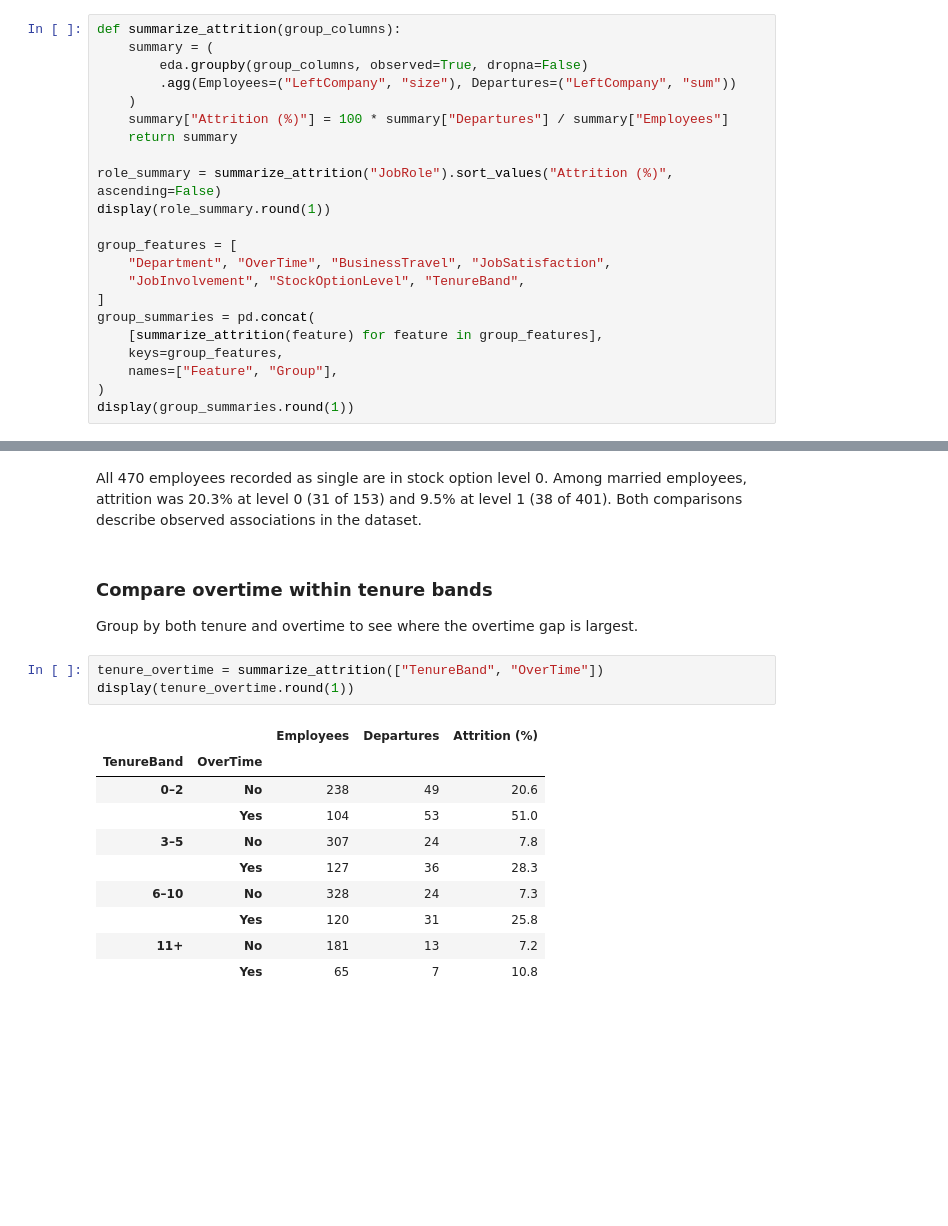
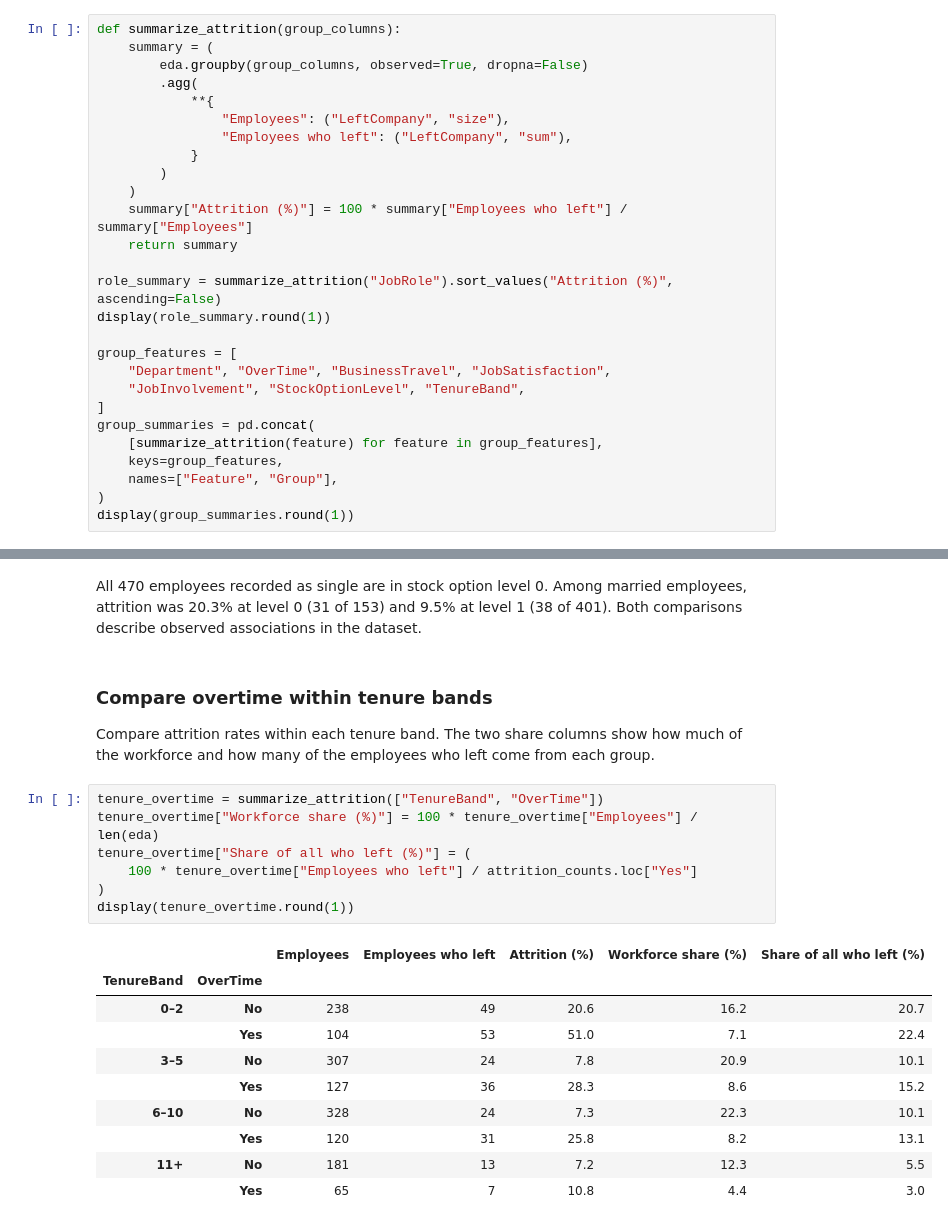
Before and after one commit to johanneswbr/medco-passau-xai, a Jupyter notebook: eda.ipynb, the cells around one changed output, grey strips where cells are left out. Saved outputs shown, nothing was run; the diff lists cells and outputs as text; blank space fills up the shorter version.

Commit message:
Clarify EDA tables and show attrition group shares

```diff
--- a/eda.ipynb
+++ b/eda.ipynb
@@ -278,9 +281,14 @@ Compare counts and attrition rates across workforce groups. Job involvement and
 def summarize_attrition(group_columns):
     summary = (
         eda.groupby(group_columns, observed=True, dropna=False)
-        .agg(Employees=("LeftCompany", "size"), Departures=("LeftCompany", "sum"))
+        .agg(
+            **{
+                "Employees": ("LeftCompany", "size"),
+                "Employees who left": ("LeftCompany", "sum"),
+            }
+        )
     )
-    summary["Attrition (%)"] = 100 * summary["Departures"] / summary["Employees"]
+    summary["Attrition (%)"] = 100 * summary["Employees who left"] / summary["Employees"]
     return summary
 
 role_summary = summarize_attrition("JobRole").sort_values("Attrition (%)", ascending=False)
@@ -350,21 +358,25 @@ All 470 employees recorded as single are in stock option level 0. Among married
 # %% [markdown]
 ### Compare overtime within tenure bands
 
-Group by both tenure and overtime to see where the overtime gap is largest.
+Compare attrition rates within each tenure band. The two share columns show how much of the workforce and how many of the employees who left come from each group.
 # %%
 tenure_overtime = summarize_attrition(["TenureBand", "OverTime"])
+tenure_overtime["Workforce share (%)"] = 100 * tenure_overtime["Employees"] / len(eda)
+tenure_overtime["Share of all who left (%)"] = (
+    100 * tenure_overtime["Employees who left"] / attrition_counts.loc["Yes"]
+)
 display(tenure_overtime.round(1))
 # %% [output]
-|  |  | Employees | Departures | Attrition (%) |
-| TenureBand | OverTime |  |  |  |
-| 0–2 | No | 238 | 49 | 20.6 |
-|  | Yes | 104 | 53 | 51.0 |
-| 3–5 | No | 307 | 24 | 7.8 |
-|  | Yes | 127 | 36 | 28.3 |
-| 6–10 | No | 328 | 24 | 7.3 |
-|  | Yes | 120 | 31 | 25.8 |
-| 11+ | No | 181 | 13 | 7.2 |
-|  | Yes | 65 | 7 | 10.8 |
+|  |  | Employees | Employees who left | Attrition (%) | Workforce share (%) | Share of all who left (%) |
+| TenureBand | OverTime |  |  |  |  |  |
+| 0–2 | No | 238 | 49 | 20.6 | 16.2 | 20.7 |
+|  | Yes | 104 | 53 | 51.0 | 7.1 | 22.4 |
+| 3–5 | No | 307 | 24 | 7.8 | 20.9 | 10.1 |
+|  | Yes | 127 | 36 | 28.3 | 8.6 | 15.2 |
+| 6–10 | No | 328 | 24 | 7.3 | 22.3 | 10.1 |
+|  | Yes | 120 | 31 | 25.8 | 8.2 | 13.1 |
+| 11+ | No | 181 | 13 | 7.2 | 12.3 | 5.5 |
+|  | Yes | 65 | 7 | 10.8 | 4.4 | 3.0 |
 # %% [markdown]
 ### Plot the strongest group differences
 
```
Also changed, not shown: parts of 7 cells of this notebook.
